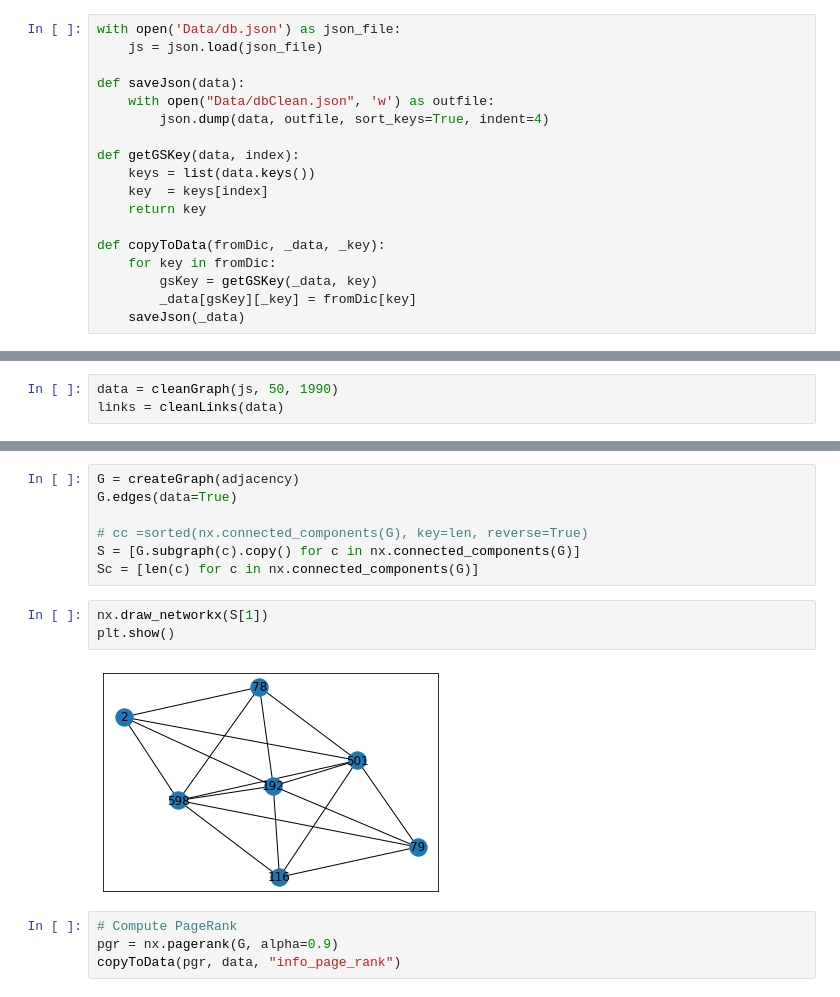
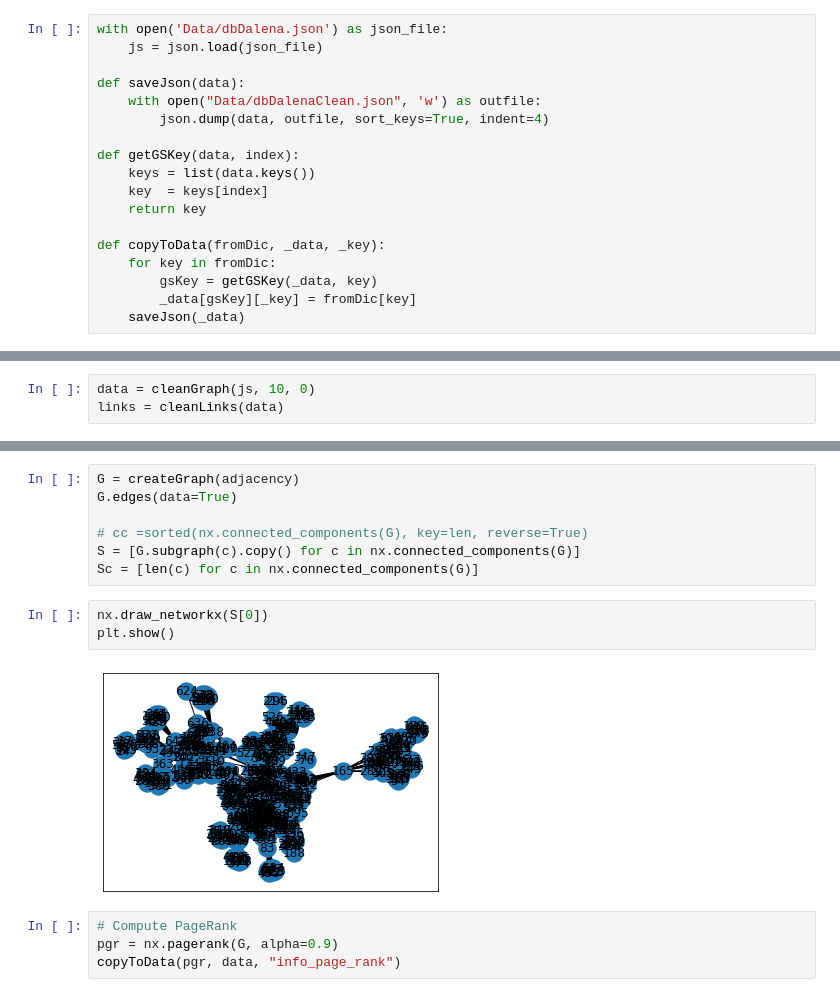
Before and after one commit to hsab/scholar-crawler, a Jupyter notebook: cleanup.ipynb, the cells around one changed output, grey strips where cells are left out. Saved outputs shown, nothing was run; the diff lists cells and outputs as text.

Commit message:
dalena version

```diff
--- a/cleanup.ipynb
+++ b/cleanup.ipynb
@@ -16,11 +16,11 @@ def showarray(a, fmt='png'):
 The autoreload extension is already loaded. To reload it, use:
   %reload_ext autoreload
 # %%
-with open('Data/db.json') as json_file:
+with open('Data/dbDalena.json') as json_file:
     js = json.load(json_file)
 
 def saveJson(data):
-    with open("Data/dbClean.json", 'w') as outfile:
+    with open("Data/dbDalenaClean.json", 'w') as outfile:
         json.dump(data, outfile, sort_keys=True, indent=4)
 
 def getGSKey(data, index):
@@ -80,6 +80,6 @@ def createAdjacenncyMatrix(data):
 def createGraph(matrix):
     return nx.from_numpy_matrix(adjacency)
 # %%
-data = cleanGraph(js, 50, 1990)
+data = cleanGraph(js, 10, 0)
 links = cleanLinks(data)
 # %% [output]
@@ -100,10 +100,10 @@ G.edges(data=True)
 S = [G.subgraph(c).copy() for c in nx.connected_components(G)]
 Sc = [len(c) for c in nx.connected_components(G)]
 # %%
-nx.draw_networkx(S[1])
+nx.draw_networkx(S[0])
 plt.show()
 # %% [output]
-[figure, old version]
+[figure, new version]
 # %%
 # Compute PageRank
 pgr = nx.pagerank(G, alpha=0.9)
```
Also changed, not shown: parts of 5 cells of this notebook, 4 other files.
